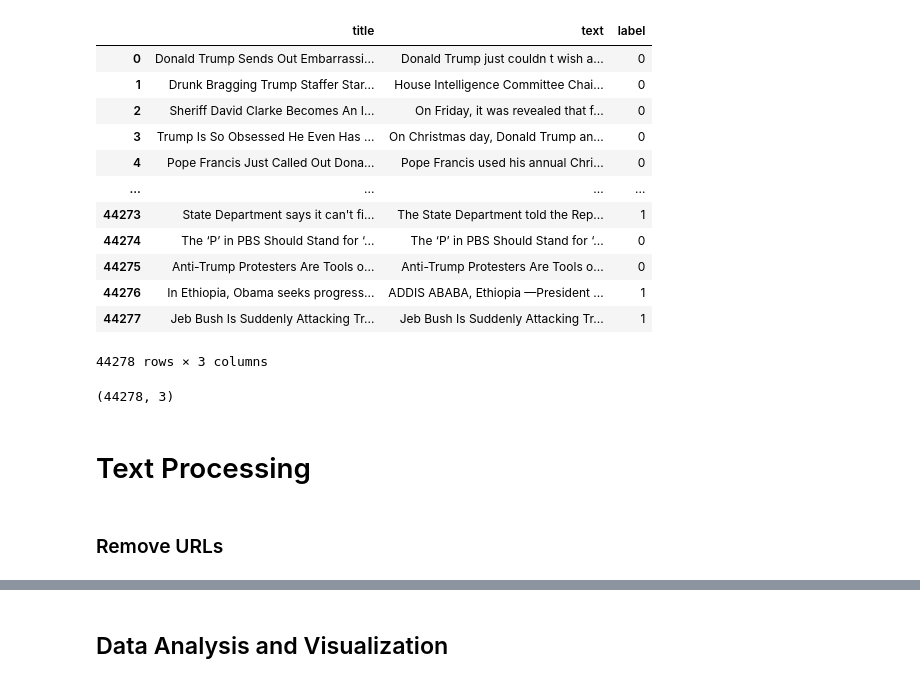
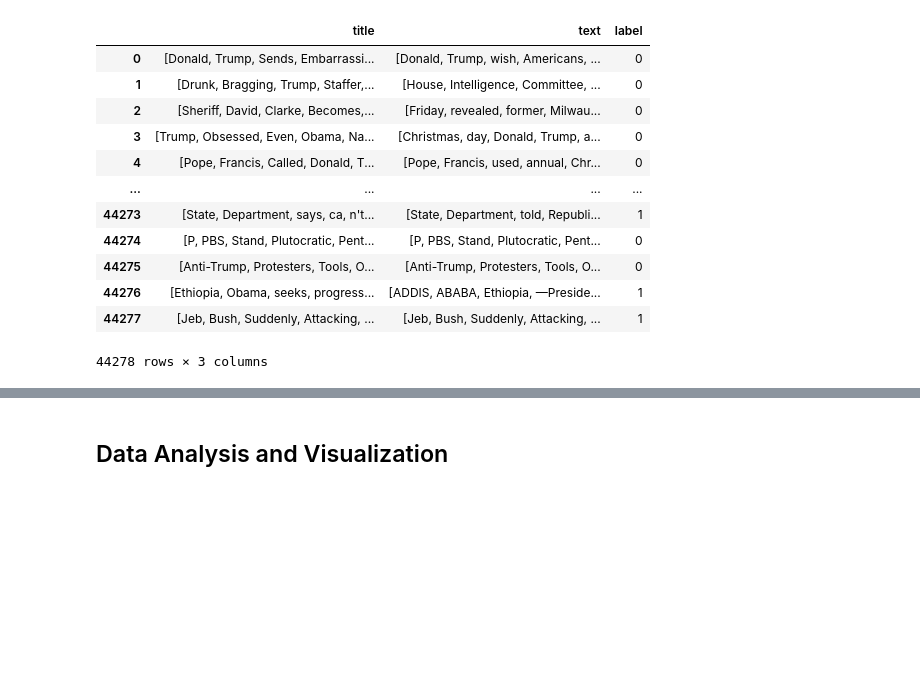
Before and after one commit to cgMuro/fake-news-detector, a Jupyter notebook: analysis.ipynb, the cells around one changed output, grey strips where cells are left out. Cells and saved outputs as stored; diff of their text form; code cells hidden in the pictures; blank space fills up the shorter version.

```diff
--- a/analysis.ipynb
+++ b/analysis.ipynb
@@ -11,26 +11,20 @@ import re
 # %%
 # Import dataframe
-df = pd.read_csv('./dataset/fake_real_news/news.csv')
+df = pd.read_csv('./dataset/news_processed.csv')
+df['text'] = df['text'].apply(literal_eval)
+df['title'] = df['title'].apply(literal_eval)
 df
 # %% [output]
 |  | title | text | label |
-| 0 | Donald Trump Sends Out Embarrassi... | Donald Trump just couldn t wish a... | 0 |
-| 1 | Drunk Bragging Trump Staffer Star... | House Intelligence Committee Chai... | 0 |
-| 2 | Sheriff David Clarke Becomes An I... | On Friday, it was revealed that f... | 0 |
-| 3 | Trump Is So Obsessed He Even Has ... | On Christmas day, Donald Trump an... | 0 |
-| 4 | Pope Francis Just Called Out Dona... | Pope Francis used his annual Chri... | 0 |
+| 0 | [Donald, Trump, Sends, Embarrassi... | [Donald, Trump, wish, Americans, ... | 0 |
+| 1 | [Drunk, Bragging, Trump, Staffer,... | [House, Intelligence, Committee, ... | 0 |
+| 2 | [Sheriff, David, Clarke, Becomes,... | [Friday, revealed, former, Milwau... | 0 |
+| 3 | [Trump, Obsessed, Even, Obama, Na... | [Christmas, day, Donald, Trump, a... | 0 |
+| 4 | [Pope, Francis, Called, Donald, T... | [Pope, Francis, used, annual, Chr... | 0 |
 | ... | ... | ... | ... |
-| 44273 | State Department says it can't fi... | The State Department told the Rep... | 1 |
-| 44274 | The ‘P’ in PBS Should Stand for ‘... | The ‘P’ in PBS Should Stand for ‘... | 0 |
-| 44275 | Anti-Trump Protesters Are Tools o... | Anti-Trump Protesters Are Tools o... | 0 |
-| 44276 | In Ethiopia, Obama seeks progress... | ADDIS ABABA, Ethiopia —President ... | 1 |
-| 44277 | Jeb Bush Is Suddenly Attacking Tr... | Jeb Bush Is Suddenly Attacking Tr... | 1 |
+| 44273 | [State, Department, says, ca, n't... | [State, Department, told, Republi... | 1 |
+| 44274 | [P, PBS, Stand, Plutocratic, Pent... | [P, PBS, Stand, Plutocratic, Pent... | 0 |
+| 44275 | [Anti-Trump, Protesters, Tools, O... | [Anti-Trump, Protesters, Tools, O... | 0 |
+| 44276 | [Ethiopia, Obama, seeks, progress... | [ADDIS, ABABA, Ethiopia, —Preside... | 1 |
+| 44277 | [Jeb, Bush, Suddenly, Attacking, ... | [Jeb, Bush, Suddenly, Attacking, ... | 1 |
 44278 rows × 3 columns
-# %%
-df.shape
-# %% [output]
-(44278, 3)
-# %% [markdown]
-# Text Processing
-# %% [markdown]
-### Remove URLs
```
Also changed, not shown: parts of 8 cells of this notebook, 9 other files.
